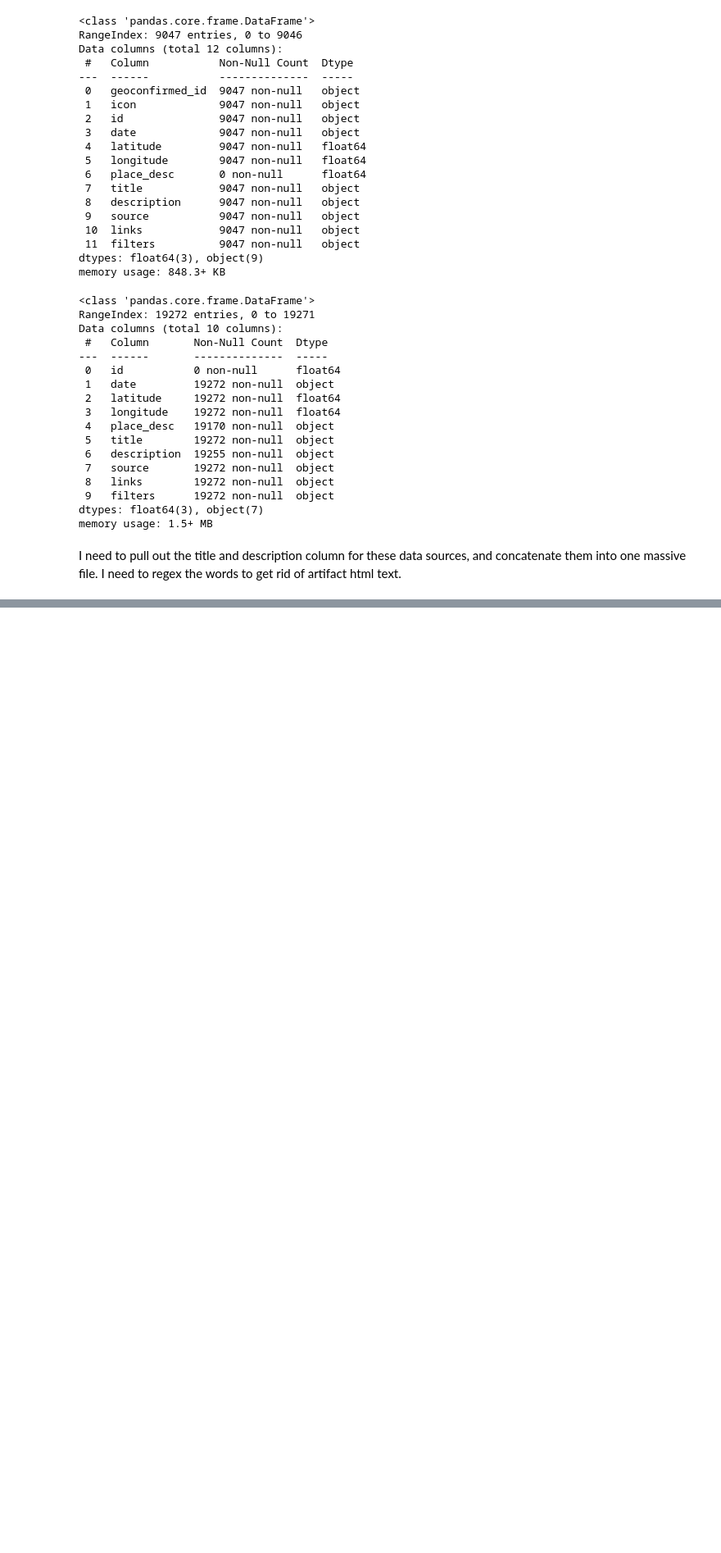
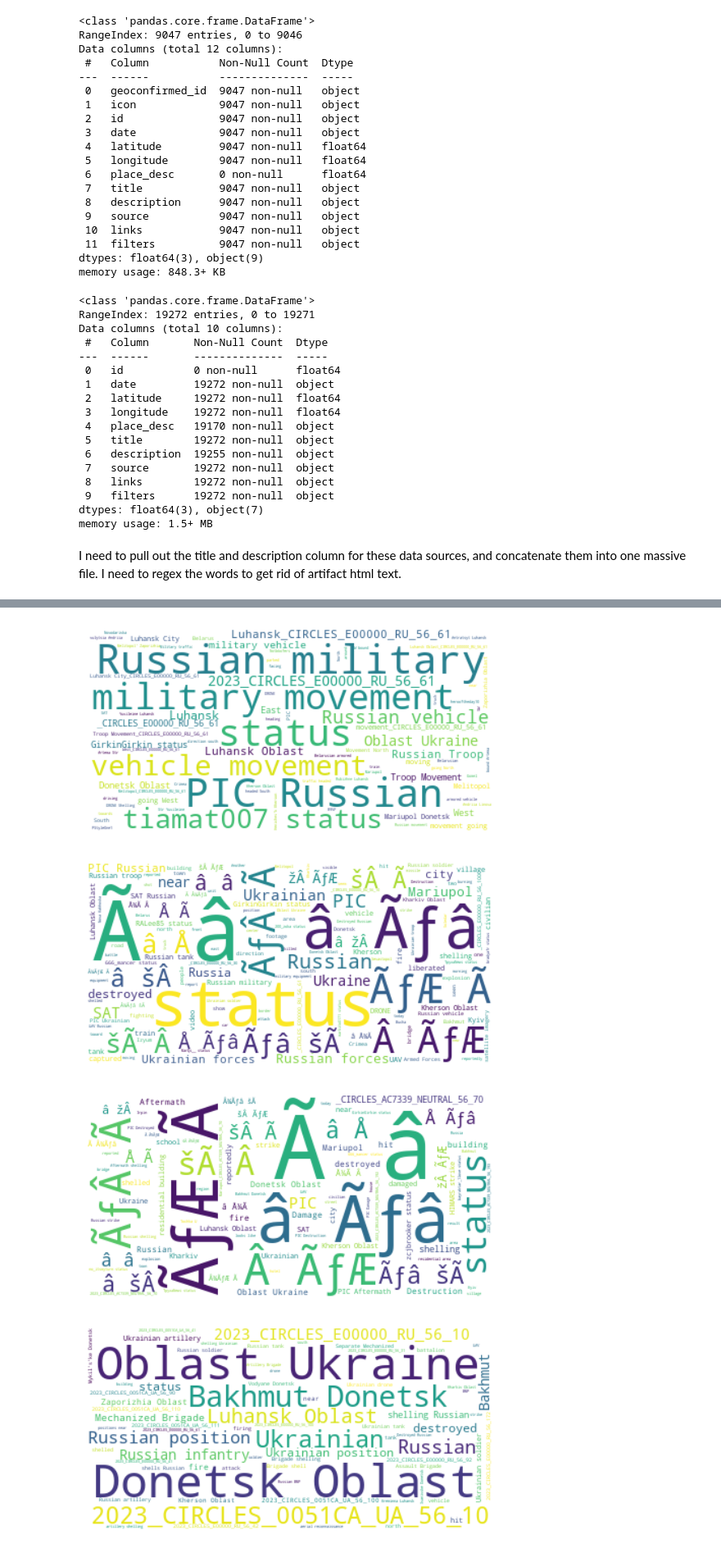
Before and after one commit to minerad183/Extracting-and-Classifying-Posts, a Jupyter notebook: notebooks/Unsupervised Classification Attempt.ipynb, the cells around one changed output, grey strips where cells are left out. Shown at 82% size. Drawn from its saved outputs; the diff is of its cells as text; code cells hidden in the pictures; blank space fills up the shorter version.

```diff
--- a/notebooks/Unsupervised Classification Attempt.ipynb
+++ b/notebooks/Unsupervised Classification Attempt.ipynb
@@ -249,0 +271,30 @@ get_geoconfirmed_data.to_csv('../data/get_geoconfirmed_data_clusters.csv', index
+# %%
+stpwrd = stopwords.words('english')
+new_stopwords = ["twitter", 'GeoConfirmed', 'com', 'br', 'https', 'Geo', 'png', 'png '
+                 'status', 'VID', 'FEB', 'MAR', 'APR', 'MAY', 'JUN',
+                 'JUL', 'AUG', 'SEP', 'OCT', 'NOV', 'DEC', 'JAN', 'f'] #add update to this
+stpwrd.extend(new_stopwords)
+# %%
+# Ten thousand records (almost) in the geoconfirmed data. Decently split too.
+# Word cloud of each of the clusters
+# https://www.datacamp.com/tutorial/wordcloud-python
+
+#sort through clusters and generate word clouds for each
+clust_list = [0,1,2,3,4]
+for i in clust_list:
+    geoconfirmed_loop = geoconfirmed_clusters.loc[geoconfirmed_clusters['clusters'] == i]
+    text = " ".join(text for text in geoconfirmed_loop.list_text)
+    wordcloud = WordCloud().generate(text)
+    # Generate a word cloud image
+    wordcloud = WordCloud(stopwords=stpwrd, background_color="white").generate(text)
+
+    # Display the generated image:
+    # the matplotlib way:
+    plt.imshow(wordcloud, interpolation='bilinear')
+    plt.axis("off")
+    plt.show()
+# %% [output]
+[figure, added]
+[figure, added]
+[figure, added]
+[figure, added]
```
Also changed, not shown: parts of 9 cells of this notebook, 1 other file.
